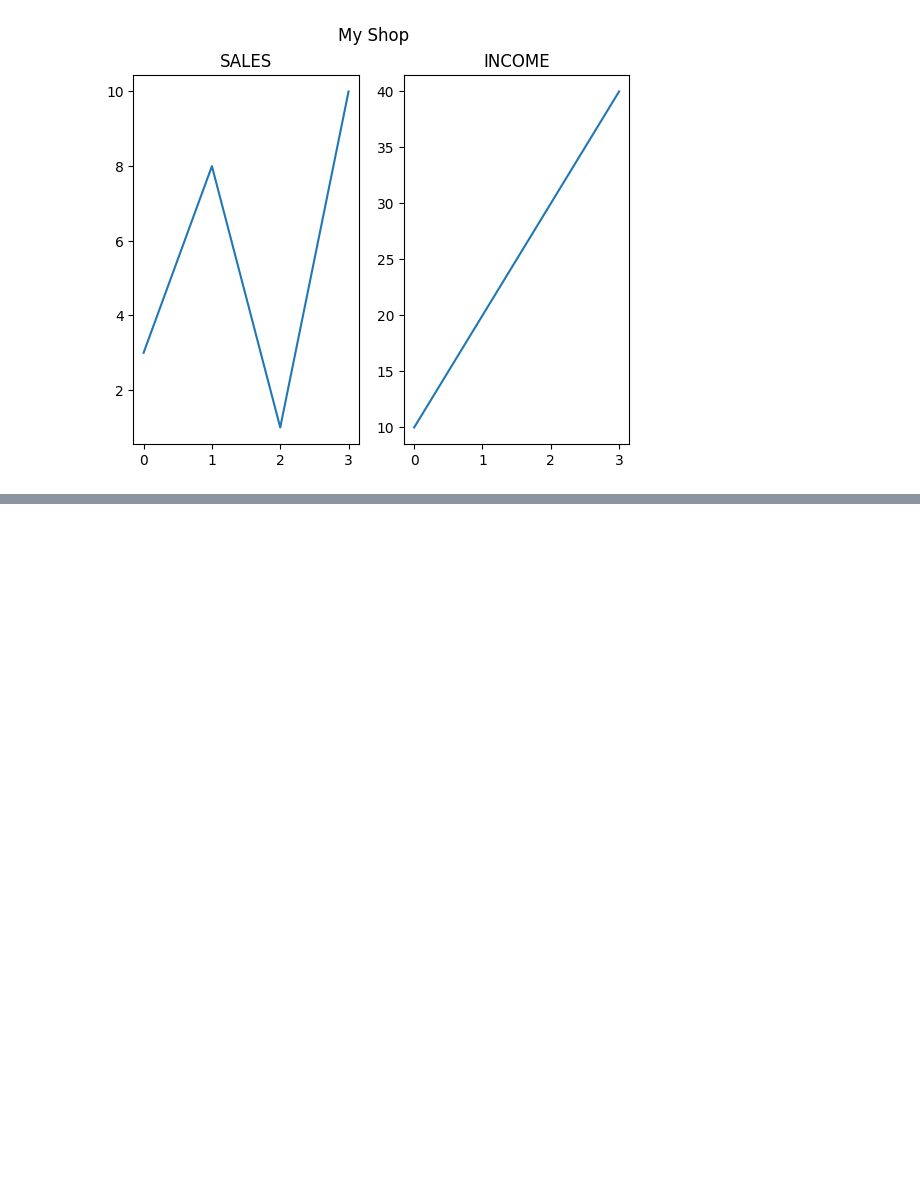
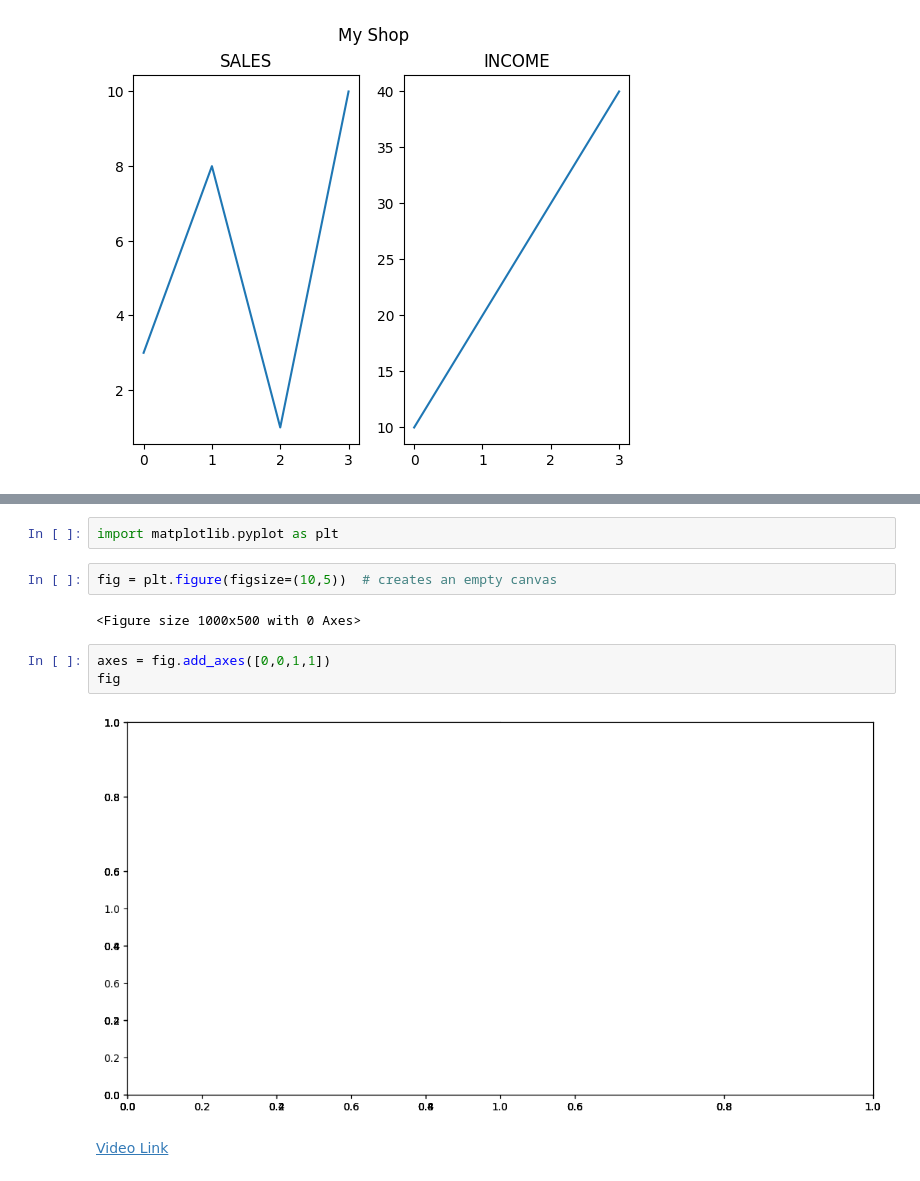
Before and after one commit to BimalGhimire38/Extra_Python_Stuffs, a Jupyter notebook: Matplotlib_Revision_from_w3shcools.ipynb, the cells around one changed output, grey strips where cells are left out. Saved outputs shown, nothing was run; the diff lists cells and outputs as text; blank space fills up the shorter version.

```diff
--- a/Matplotlib_Revision_from_w3shcools.ipynb
+++ b/Matplotlib_Revision_from_w3shcools.ipynb
@@ -398,0 +402,13 @@ plt.show()
+# %%
+import matplotlib.pyplot as plt
+# %%
+fig = plt.figure(figsize=(10,5))  # creates an empty canvas
+# %% [output]
+<Figure size 1000x500 with 0 Axes>
+# %%
+axes = fig.add_axes([0,0,1,1])
+fig
+# %% [output]
+[figure, added]
+# %% [markdown]
+[Video Link](https://youtu.be/3bIQsIfCtX4)
```
Also changed, not shown: parts of 10 cells of this notebook.
